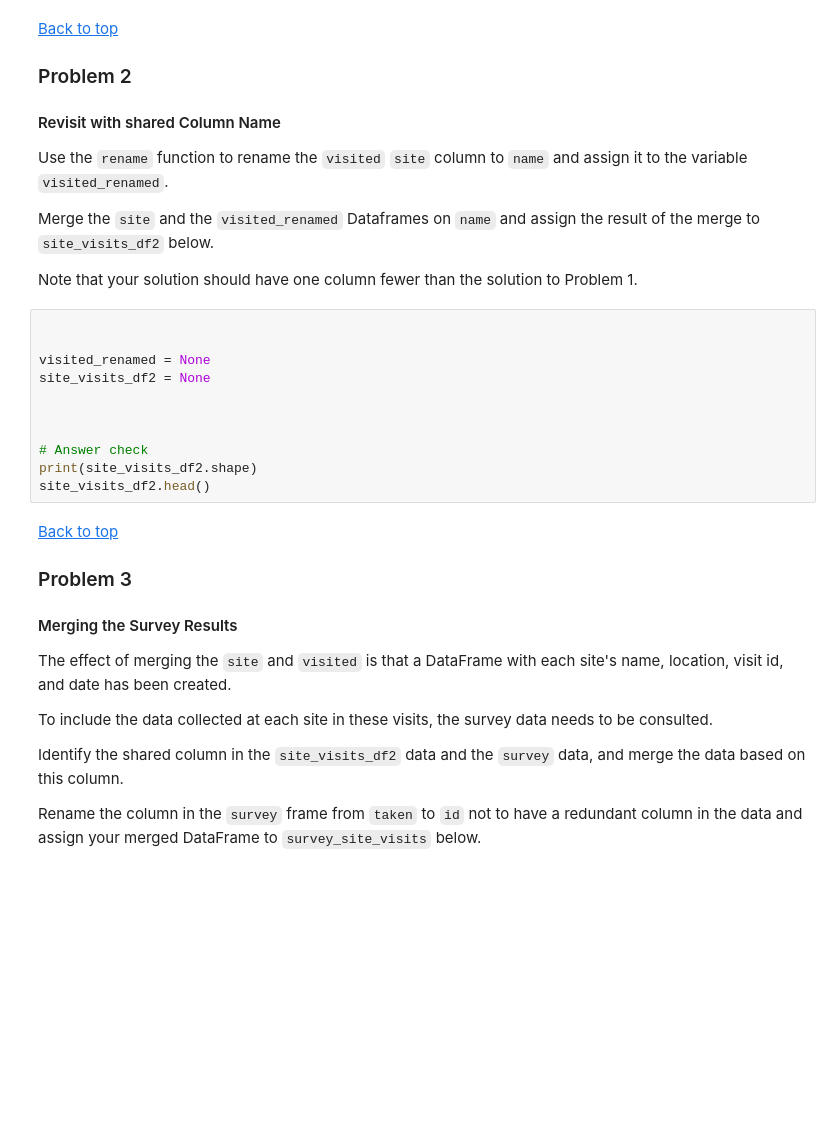
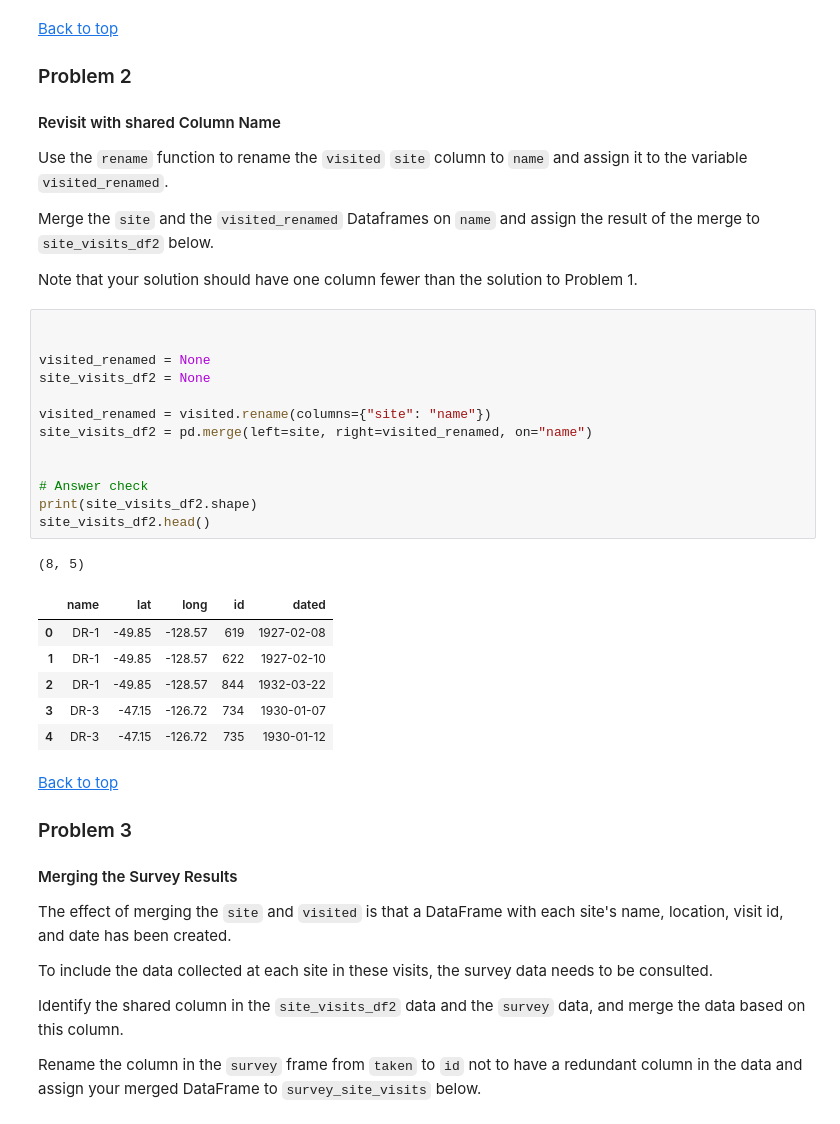
Before and after one commit to mobius29er/AIML_Class, a Jupyter notebook: Self_Study_Colab_Activity_4_1.ipynb, the cells around one changed output. Drawn from its saved outputs; the diff is of its cells as text; blank space fills up the shorter version.

```diff
--- a/Self_Study_Colab_Activity_4_1.ipynb
+++ b/Self_Study_Colab_Activity_4_1.ipynb
@@ -85,14 +148,24 @@ Note that your solution should have one column fewer than the solution to Proble
 # %%
 
 
 visited_renamed = None
 site_visits_df2 = None
 
+visited_renamed = visited.rename(columns={"site": "name"})
+site_visits_df2 = pd.merge(left=site, right=visited_renamed, on="name")
 
 
 # Answer check
 print(site_visits_df2.shape)
 site_visits_df2.head()
+# %% [output]
+(8, 5)
+|  | name | lat | long | id | dated |
+| 0 | DR-1 | -49.85 | -128.57 | 619 | 1927-02-08 |
+| 1 | DR-1 | -49.85 | -128.57 | 622 | 1927-02-10 |
+| 2 | DR-1 | -49.85 | -128.57 | 844 | 1932-03-22 |
+| 3 | DR-3 | -47.15 | -126.72 | 734 | 1930-01-07 |
+| 4 | DR-3 | -47.15 | -126.72 | 735 | 1930-01-12 |
 # %% [markdown]
 [Back to top](#Index:)
 
```
Also changed, not shown: parts of 14 cells of this notebook.
